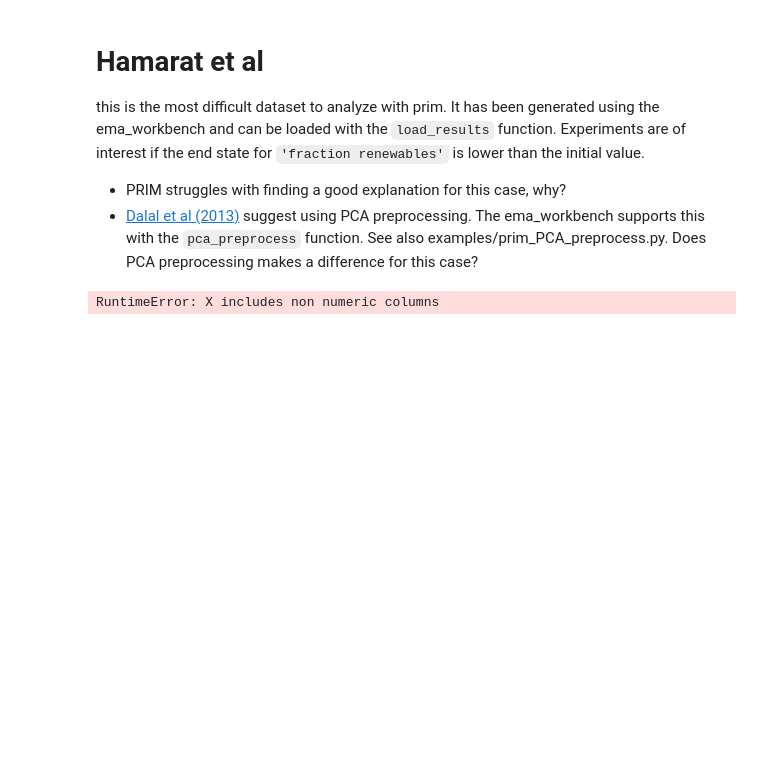
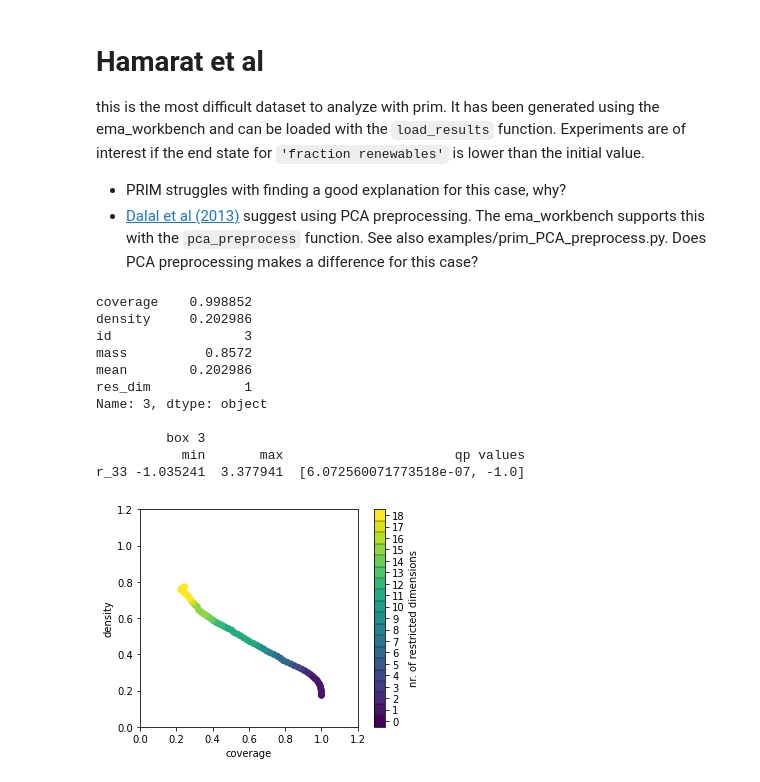
Before and after one commit to codedevonfire/EPA1361, a Jupyter notebook: Week 3-4 - vulnerability analysis/assignment 4 - scenario discovery.ipynb, the cells around one changed output. Cells and saved outputs as stored; diff of their text form; code cells hidden in the pictures; blank space fills up the shorter version.

```diff
--- a/Week 3-4 - vulnerability analysis/assignment 4 - scenario discovery.ipynb
+++ b/Week 3-4 - vulnerability analysis/assignment 4 - scenario discovery.ipynb
@@ -304,25 +321,37 @@ this is the most difficult dataset to analyze with prim. It has been generated u
 * PRIM struggles with finding a good explanation for this case, why?
 * [Dalal et al (2013)](https://www.sciencedirect.com/science/article/pii/S1364815213001345) suggest using PCA preprocessing. The ema_workbench supports this with the `pca_preprocess` function. See also examples/prim_PCA_preprocess.py. Does PCA preprocessing makes a difference for this case?
 # %%
+import pandas as pd
+import matplotlib.pyplot as plt
 from ema_workbench.analysis import prim
 from ema_workbench import load_results
 
 fn = r'./data/Hamarat et al 2013.gz'
 x, outcomes = load_results(fn)
 
-x.drop('model', axis=1, inplace=True)
-x.drop('policy', axis=1, inplace=True)
+x_new = x.iloc[:,-2]
+x_numeric = x.select_dtypes(exclude=pd.CategoricalDtype)
+y = outcomes['fraction renewables'][:, -1] < outcomes['fraction renewables'][:, 0]
 
-y = outcomes['fraction renewables'][:, -1]
+rotated_experiments, rotation_matrix = prim.pca_preprocess(x_numeric, y)
 
-rotated_experiments, rotation_matrix = prim.pca_preprocess(x, y)
-#exclude={'model', 'policy'}
 # perform prim on modified results tuple
-prim_obj = prim.Prim(rotated_experiments, y, threshold=0.8)
+prim_obj = prim.Prim(rotated_experiments, y, threshold=0.1)
 box = prim_obj.find_box()
 
 box.show_tradeoff()
 box.inspect(3)
 plt.show()
 # %% [output]
-RuntimeError: X includes non numeric columns
+coverage    0.998852
+density     0.202986
+id                 3
+mass          0.8572
+mean        0.202986
+res_dim            1
+Name: 3, dtype: object
+
+         box 3
+           min       max                      qp values
+r_33 -1.035241  3.377941  [6.072560071773518e-07, -1.0]
+[figure, added]
```
Also changed, not shown: parts of 4 cells of this notebook.
